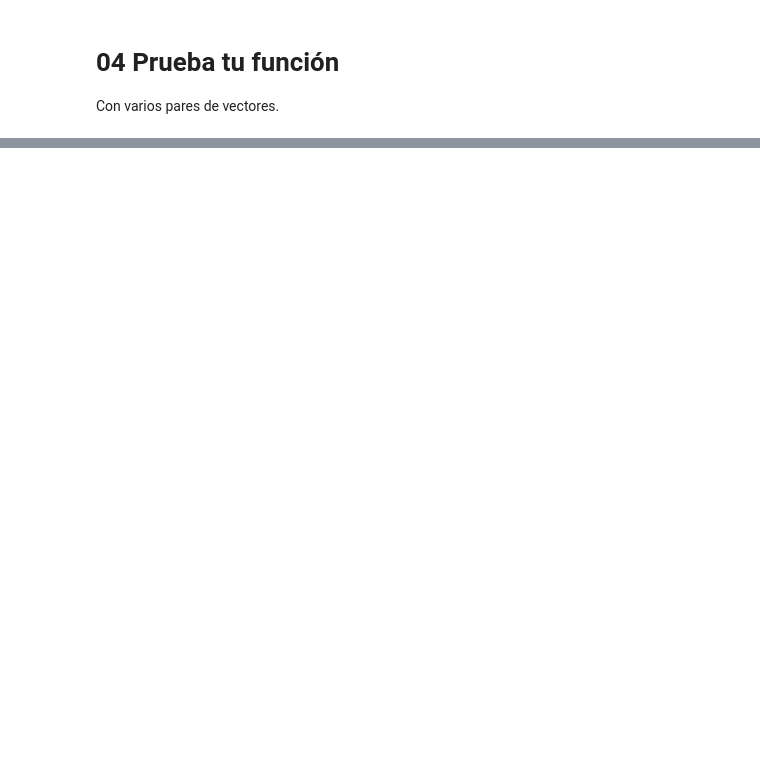
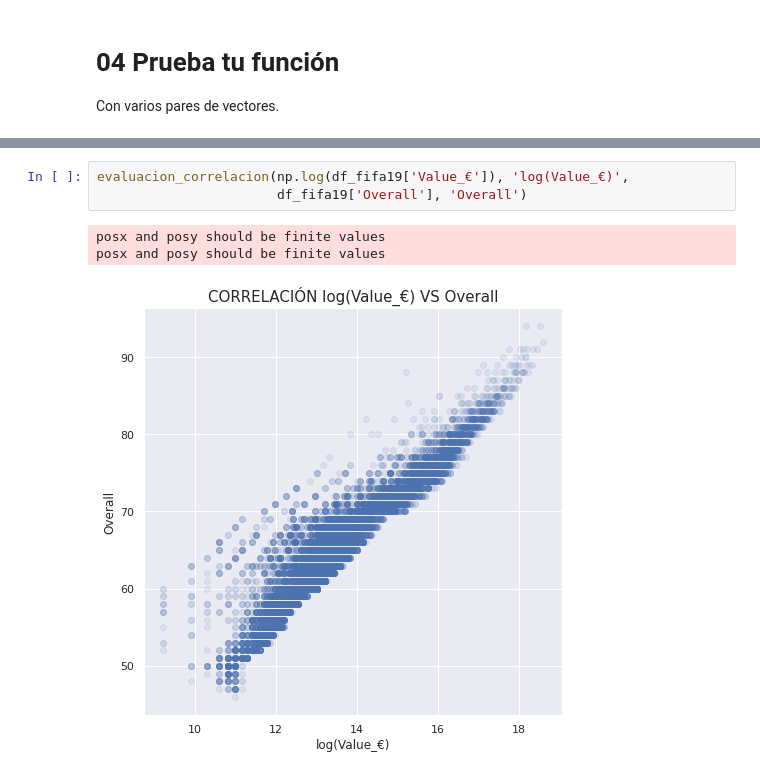
Before and after one commit to JotaBlanco/TheValley, a Jupyter notebook: Notebooks/02-analisis-exploratorio-visual/EJERCICIO_5___EDA_Visual_Funcion_Scatter.ipynb, the cells around one changed output, grey strips where cells are left out. Cells and saved outputs as stored; diff of their text form; blank space fills up the shorter version.

```diff
--- a/Notebooks/02-analisis-exploratorio-visual/EJERCICIO_5___EDA_Visual_Funcion_Scatter.ipynb
+++ b/Notebooks/02-analisis-exploratorio-visual/EJERCICIO_5___EDA_Visual_Funcion_Scatter.ipynb
@@ -31,0 +135,7 @@ Con varios pares de vectores.
+# %%
+evaluacion_correlacion(np.log(df_fifa19['Value_€']), 'log(Value_€)',
+                       df_fifa19['Overall'], 'Overall')
+# %% [output]
+posx and posy should be finite values
+posx and posy should be finite values
+[figure, added]
```
Also changed, not shown: parts of 9 cells of this notebook.
